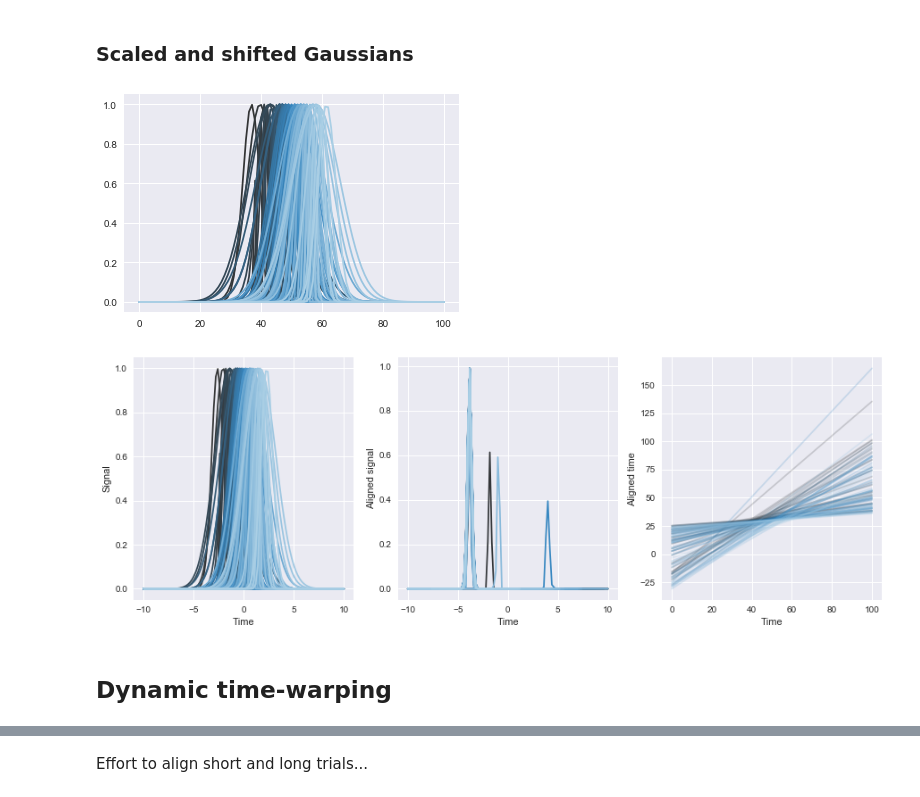
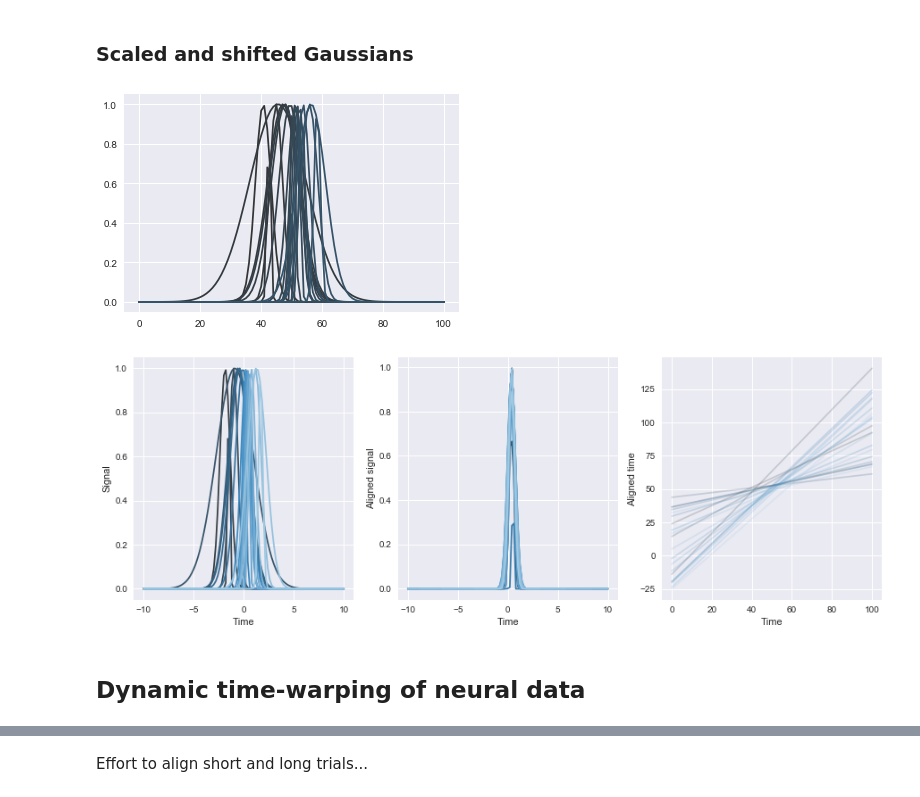
Before and after one commit to lmn93beo/twPCA-Neural-Analysis, a Jupyter notebook: twpca_neural_analysis.ipynb, the cells around one changed output, grey strips where cells are left out. Cells and saved outputs as stored; diff of their text form; code cells hidden in the pictures.

```diff
--- a/twpca_neural_analysis.ipynb
+++ b/twpca_neural_analysis.ipynb
@@ -114,23 +117,23 @@ plt.savefig('twpca_gaussians_noise_100_171101_seed1231_initwarp_identity_warptyp
 # %%
 t = np.linspace(-10, 10, 101)
 np.random.seed(1231)
-nsamples = 100
+nsamples = 20
 jitters = np.random.randn(nsamples)
 scale_jitters = np.abs(np.random.normal(size=nsamples))
 
 sort_jitters = np.sort(jitters)
 
 array = [gauss_fun(t, t0, sigma) for t0, sigma in zip(sort_jitters, scale_jitters)]
 all_obs = np.vstack(array)
 
 # Add noise
 #noise = np.random.normal(scale=0.05, size=all_obs.shape)
 #all_obs += noise
 
 with sns.color_palette('Blues_d', 100):
     plt.plot(all_obs[:,].T);
 # %% [output]
-[figure, old version]
+[figure, new version]
 # %%
 model_gauss, recons_gauss, warp_gauss = run_twpca(all_obs, 1, init_mode='identity', warp_mode='affine',
                                                  num_iter=5000, rate=1e-2)
@@ -138,7 +141,7 @@ model_gauss, recons_gauss, warp_gauss = run_twpca(all_obs, 1, init_mode='identit
 fig, ax = plt.subplots(1, 3, figsize=(15, 5))
 palette_fig1 = sns.color_palette('Blues_d', nsamples)
 
-for i in range(100):
+for i in range(nsamples):
     ax[0].plot(t, all_obs[i,:], color=palette_fig1[i]);
     ax[1].plot(t, recons_gauss[i,:,0], color=palette_fig1[i]);
     ax[0].set_xlabel('Time')
@@ -152,6 +155,6 @@ for i in range(100):
     ax[2].set_ylabel('Aligned time')
 plt.savefig('twpca_gaussians_mix_100_171101_seed1231_initwarp_shift_warptype_affine.pdf')
 # %% [output]
-[figure, old version]
+[figure, new version]
 # %% [markdown]
-## Dynamic time-warping
+## Dynamic time-warping of neural data
```
Also changed, not shown: parts of 23 cells of this notebook.
